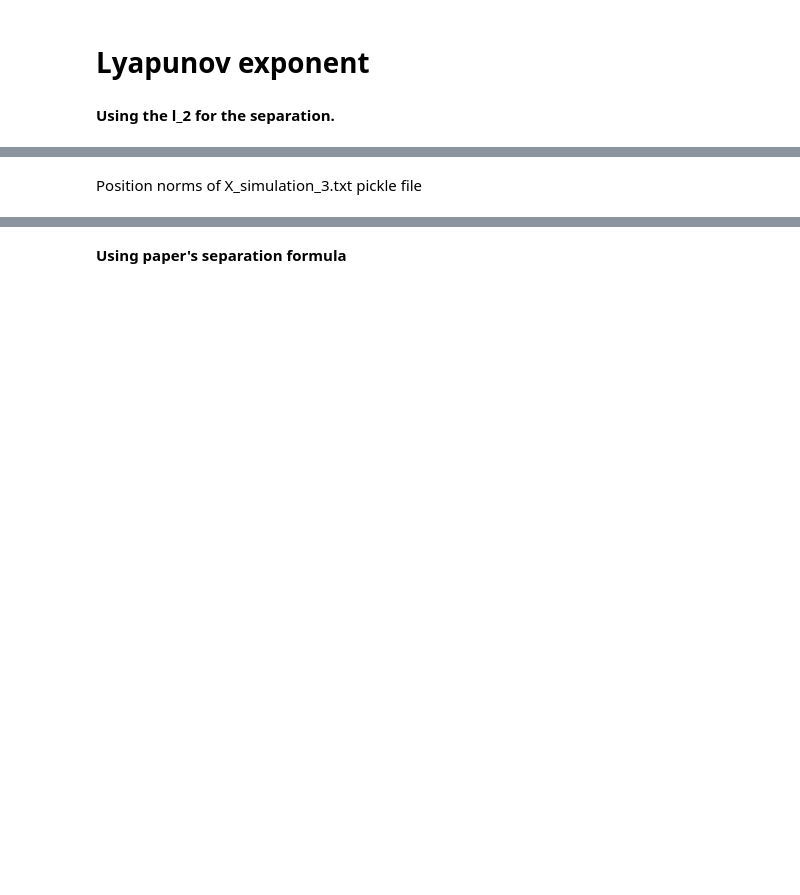
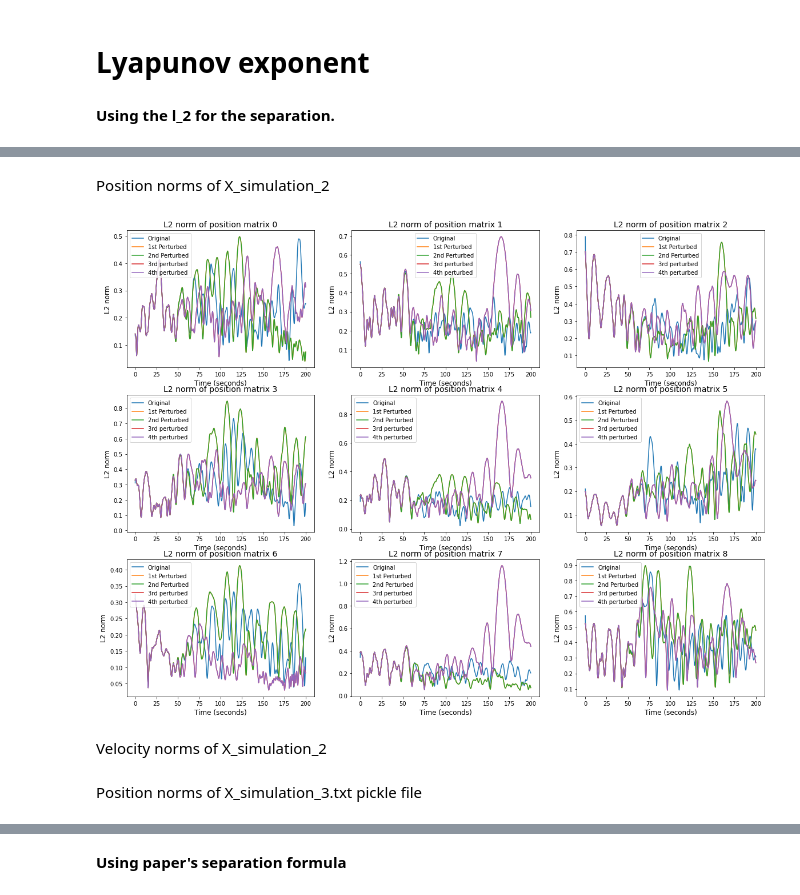
Before and after one commit to Rtk100/DIAS-Summer-Internship, a Jupyter notebook: Python/Chaos in Classical D0-Brane Mechanic. Data Analysis.ipynb, the cells around one changed output, grey strips where cells are left out. Drawn from its saved outputs; the diff is of its cells as text; code cells hidden in the pictures; blank space fills up the shorter version.

```diff
--- a/Python/Chaos in Classical D0-Brane Mechanic. Data Analysis.ipynb
+++ b/Python/Chaos in Classical D0-Brane Mechanic. Data Analysis.ipynb
@@ -56,6 +52,6 @@ X4_DF = pd.read_pickle(path+"X2_simulation_3.txt")
 # %%
 #### Load in each line in the text file
-X_list3 = pd.read_csv(path + "X_original_sim3.txt",
+X_list3 = pd.read_csv(path + "X_perturbed_4_sim1Nis3.txt",
                         names = ["X1"],
                       index_col=False)
 
@@ -74,7 +70,7 @@ while i < len(data):
 data_array = np.array(data, dtype=np.float32)
 
 # Turn every 2 lists into a single matrix by enclosing them in another list inside the array.
-X_values = data_array.reshape(-1, 2, data_array.shape[1])
+X_values = data_array.reshape(-1, 3, data_array.shape[1])
 
 # X_values is a list of all X matrices recorded, it has the initial recordings of X1-X9 and then the 2nd recordings of X1-X9 etc.
 # We need to break up every ninth element of X_values into new arrays as follows
@@ -89,7 +85,7 @@ for i in range(9):
 # Put each array into a column of a dataframe
 labels = ["X1", "X2", "X3", "X4", "X5", "X6", "X7", "X8", "X9"]
 
-delta_t = 5*10**-4
+delta_t = 1*10**-4
 record_steps = 1000
 seconds_simulated = 200
 simulation_repetitions = seconds_simulated / delta_t
@@ -635,2 +498,44 @@ for j in range(9):
-# %% [markdown]
-Position norms of X_simulation_3.txt pickle file
+# %% [markdown]
+Position norms of X_simulation_2
+# %%
+
+delta_t = 1*10**-4
+record_steps = 1000
+time_simulated = 200
+simulation_repetitions = time_simulated/delta_t
+
+times = np.arange(1*delta_t*record_steps, simulation_repetitions*delta_t + delta_t*record_steps , delta_t*record_steps)
+
+plt.figure(figsize = (20,15))
+for j in range(9):
+    plt.subplot(3,3,j+1)
+
+    X1_distance = []
+    X2_perturbed_distance = []
+    X4_perturbed_distance = []
+    X6_perturbed_distance = []
+    X8_perturbed_distance = []
+
+
+    for i in range(len(X1_DF["X1"])-1):
+        X1_distance.append(norm(X1_DF.iloc[i,j]))
+        X2_perturbed_distance.append(norm(X2_DF.iloc[i,j]))
+        X4_perturbed_distance.append(norm(X3_DF.iloc[i,j]))
+        X6_perturbed_distance.append(norm(X4_DF.iloc[i,j]))
+        X8_perturbed_distance.append(norm(X5_DF.iloc[i,j]))
+
+
+    plt.plot(times, X1_distance, label = "Original")
+    plt.plot(times,X2_perturbed_distance, label = "1st Perturbed")
+    plt.plot(times,X4_perturbed_distance, label = "2nd Perturbed")
+    plt.plot(times,X6_perturbed_distance, label = "3rd perturbed")
+    plt.plot(times,X6_perturbed_distance, label = "4th perturbed")
+
+    plt.legend()
+    plt.title(f"L2 norm of position matrix {j}", fontsize = 14)
+    plt.ylabel("L2 norm", fontsize = 12)
+    plt.xlabel("Time (seconds)", fontsize = 12)
+# %% [output]
+[figure, added]
+# %% [markdown]
+Velocity norms of X_simulation_2
@@ -637,3 +574,5 @@ Position norms of X_simulation_3.txt pickle file
+# %% [markdown]
+Position norms of X_simulation_3.txt pickle file
 # %%
 delta_t = 1*10**-4
 record_steps = 1000
```
Also changed, not shown: parts of 25 cells of this notebook, 31 other files.
